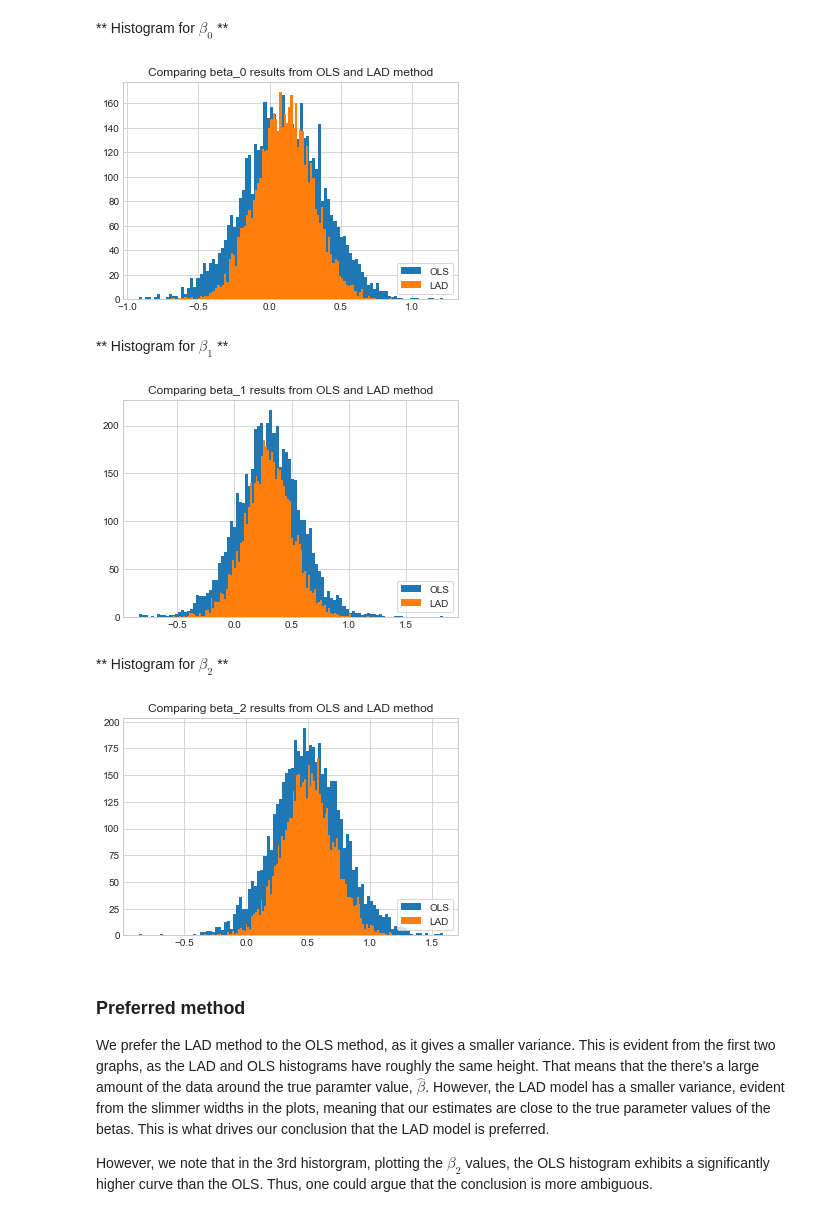
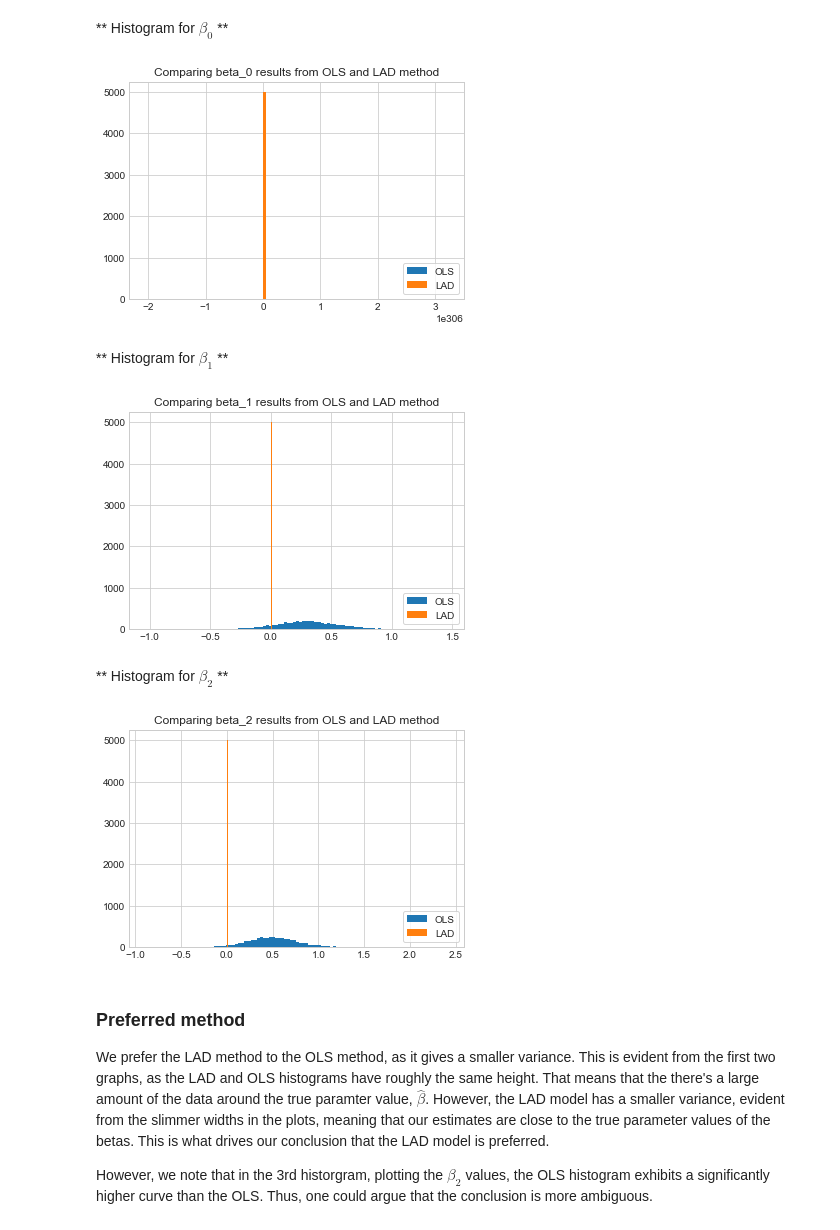
Before and after one commit to NumEconCopenhagen/projects-2020-group1, a Jupyter notebook: linearregression-history.ipynb, the cells around one changed output. Cells and saved outputs as stored; diff of their text form; code cells hidden in the pictures.

```diff
--- a/linearregression-history.ipynb
+++ b/linearregression-history.ipynb
@@ -228,7 +228,7 @@ for i in range(5000):
         beta0_LAD=x[0]
         beta1_LAD=x[1]
         beta2_LAD=x[2]
-        sum_squared_errors_Q5_LAD = np.sum(np.abs(residuals_new(beta0_LAD,beta1_LAD,beta2_LAD)))
+        sum_squared_errors_Q5_LAD = np.sum(np.abs(residuals_Q5(beta0_LAD,beta1_LAD,beta2_LAD)))
         return sum_squared_errors_Q5_LAD
 
     #Calling a solver
@@ -250,21 +246,21 @@ print(res.x[2])
 # %% [markdown]
 ** Histogram for $\beta_0$ **
 # %%
-fig1 = plt.figure()
-ax = fig1.add_subplot(1,1,1)
+fig0 = plt.figure()
+ax = fig0.add_subplot(1,1,1)
 
 ax.hist(beta0_OLS,bins=100,label='OLS')
 ax.hist(beta0_LAD,bins=100,label='LAD')
 
 ax.legend(loc='lower right',facecolor='white',frameon=True)
 ax.set_title('Comparing beta_0 results from OLS and LAD method');
 # %% [output]
-[figure, old version]
+[figure, new version]
 # %% [markdown]
 ** Histogram for $\beta_1$ **
 # %%
-fig2 = plt.figure()
-ax = fig2.add_subplot(1,1,1)
+fig1 = plt.figure()
+ax = fig1.add_subplot(1,1,1)
 
 ax.hist(beta1_OLS,bins=100,label='OLS')
 ax.hist(beta1_LAD,bins=100,label='LAD')
@@ -272,12 +268,12 @@ ax.hist(beta1_LAD,bins=100,label='LAD')
 ax.legend(loc='lower right',facecolor='white',frameon=True)
 ax.set_title('Comparing beta_1 results from OLS and LAD method');
 # %% [output]
-[figure, old version]
+[figure, new version]
 # %% [markdown]
 ** Histogram for $\beta_2$ **
 # %%
-fig3 = plt.figure()
-ax = fig3.add_subplot(1,1,1)
+fig2 = plt.figure()
+ax = fig2.add_subplot(1,1,1)
 
 ax.hist(beta2_OLS,bins=100,label='OLS')
 ax.hist(beta2_LAD,bins=100,label='LAD')
@@ -285,7 +281,7 @@ ax.hist(beta2_LAD,bins=100,label='LAD')
 ax.legend(loc='lower right',facecolor='white',frameon=True)
 ax.set_title('Comparing beta_2 results from OLS and LAD method');
 # %% [output]
-[figure, old version]
+[figure, new version]
 # %% [markdown]
 ### Preferred method
 We prefer the LAD method to the OLS method, as it gives a smaller variance. This is evident from the first two graphs, as the LAD and OLS histograms have roughly the same height. That means that the there's a large amount of the data around the true paramter value, $\hat{\beta}$. However, the LAD model has a smaller variance, evident from the slimmer widths in the plots, meaning that our estimates are close to the true parameter values of the betas. This is what drives our conclusion that the LAD model is preferred.
```
Also changed, not shown: parts of 2 cells of this notebook, 1 other file.
